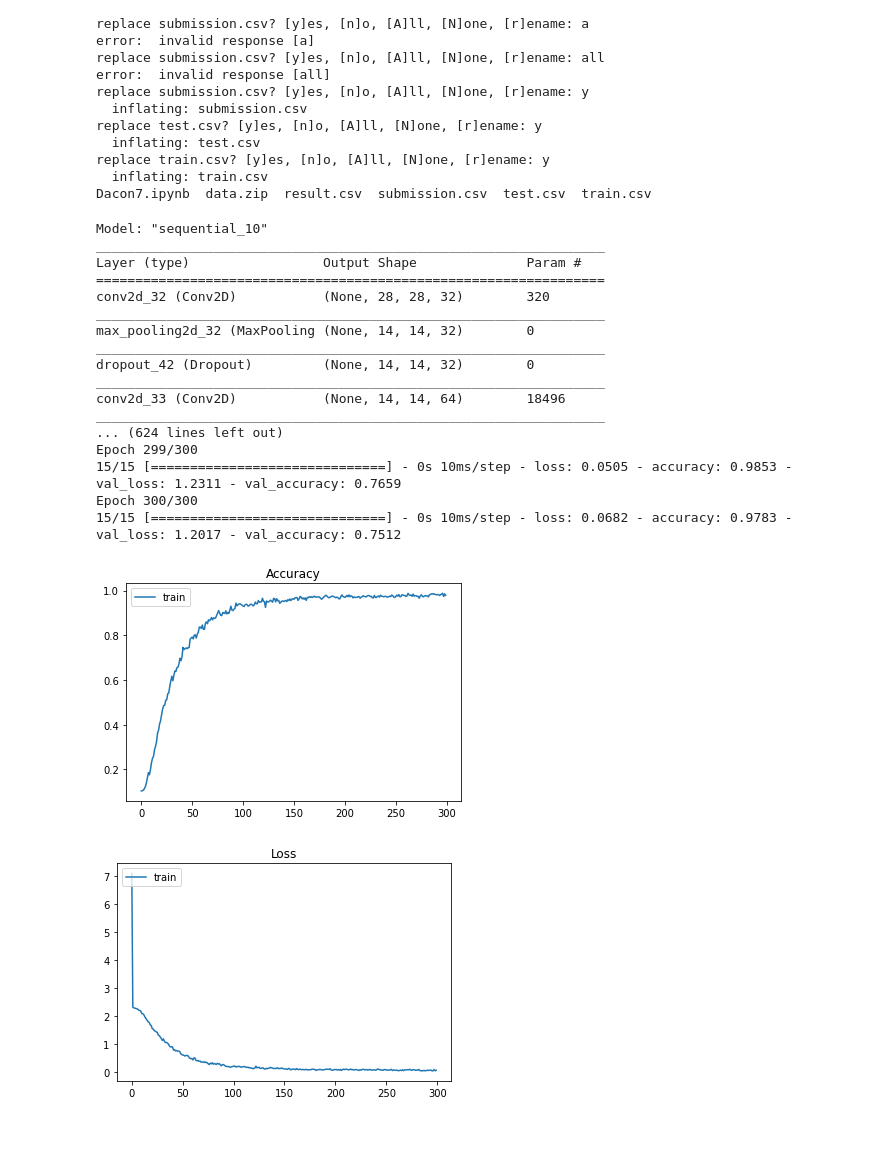
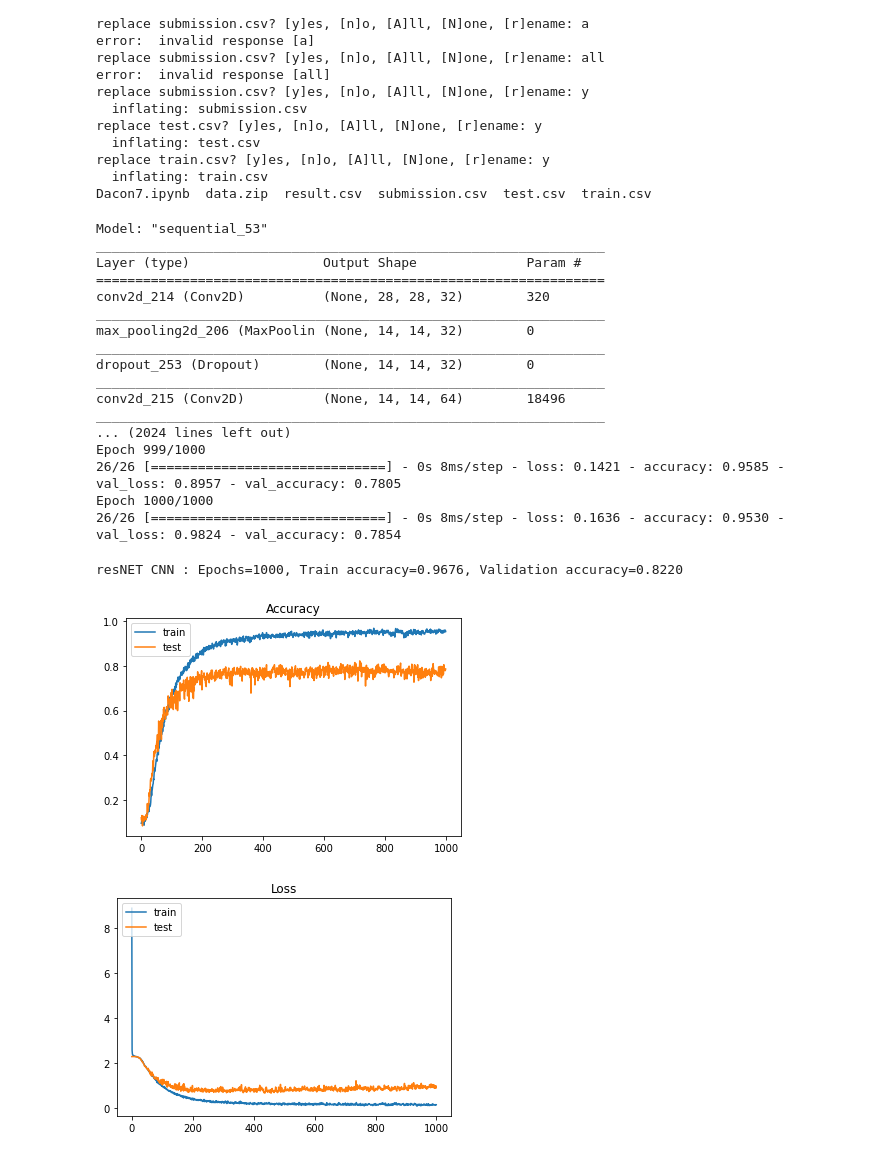
Before and after one commit to kyieon/Colab_DeepL, a Jupyter notebook: Dacon7.ipynb, the cells around one changed output. Drawn from its saved outputs; the diff is of its cells as text; code cells hidden in the pictures.

```diff
--- a/Dacon7.ipynb
+++ b/Dacon7.ipynb
@@ -59,68 +71,101 @@ train_df = pd.read_csv('train.csv', index_col=0)
 
 x_train = np.array(train_df.iloc[:, 2:]).reshape(-1, 28, 28, 1).astype(np.float)
 y_train = to_categorical(train_df['digit'].values.astype('int32'), 10)
-x_train, x_test, y_train, y_test = train_test_split(x_train, y_train, train_size=0.9)
+x_train, x_test, y_train, y_test = train_test_split(x_train, y_train, train_size=0.8)
 
 model = Sequential()
 model.add(Conv2D(32, kernel_size=(3,3), padding='same', activation='relu', input_shape=(28, 28, 1)))
 model.add(MaxPooling2D((2,2)))
-model.add(Dropout(0.2))
+model.add(Dropout(0.4))
 model.add(Conv2D(64, kernel_size=(3,3), padding='same', activation='relu'))
 model.add(MaxPooling2D((2,2)))
-model.add(Dropout(0.2))
+model.add(Dropout(0.4))
 model.add(Conv2D(128, kernel_size=(3,3), padding='same', activation='relu'))
 model.add(MaxPooling2D((2,2)))
-model.add(Dropout(0.2))
+model.add(Dropout(0.4))
 model.add(Conv2D(256, kernel_size=(3,3), padding='same', activation='relu'))
 model.add(MaxPooling2D((2,2)))
-model.add(Dropout(0.2))
+model.add(Dropout(0.4))
 model.add(Flatten())
-model.add(Dense(1024, activation='relu'))
+model.add(Dense(512, activation='relu'))
 model.add(Dropout(0.5))
 model.add(Dense(10, activation='softmax'))
 
-model.compile(optimizer='adam', loss="categorical_crossentropy", metrics=["accuracy"])
+model.compile(optimizer=Nadam(), loss="categorical_crossentropy", metrics=["accuracy"])
 model.summary()
 
-hits = model.fit(x_train, y_train, batch_size=128, epochs=300, validation_data=(x_test, y_test))
+EPOCHS = 1000
+BATCH_SIZE = 64
+
+hits = model.fit(
+    x_train, y_train, batch_size=BATCH_SIZE,
+    epochs=EPOCHS,
+    validation_data=(x_test, y_test),
+     verbose=1
+    )
+
+
+# hits = model.fit(
+#     datagen.flow(x_train, y_train, batch_size=BATCH_SIZE),
+#     epochs=EPOCHS,
+#     validation_data=(x_test, y_test),
+#     verbose=1
+# )
+
+# print(
+#     f"resNET CNN : Epochs={EPOCHS:d}, " +
+#     f"Train accuracy={max(hits.history['accuracy']):.4f}, " +
+#     f"Validation accuracy={max(hits.history['val_accuracy']):.4f}"
+# )
 # %% [output]
-Model: "sequential_10"
+Model: "sequential_53"
 _________________________________________________________________
 Layer (type)                 Output Shape              Param #
 =================================================================
-conv2d_32 (Conv2D)           (None, 28, 28, 32)        320
+conv2d_214 (Conv2D)          (None, 28, 28, 32)        320
 _________________________________________________________________
-max_pooling2d_32 (MaxPooling (None, 14, 14, 32)        0
+max_pooling2d_206 (MaxPoolin (None, 14, 14, 32)        0
 _________________________________________________________________
-dropout_42 (Dropout)         (None, 14, 14, 32)        0
+dropout_253 (Dropout)        (None, 14, 14, 32)        0
 _________________________________________________________________
-conv2d_33 (Conv2D)           (None, 14, 14, 64)        18496
+conv2d_215 (Conv2D)          (None, 14, 14, 64)        18496
 _________________________________________________________________
-... (624 lines left out)
-Epoch 299/300
-15/15 [==============================] - 0s 10ms/step - loss: 0.0505 - accuracy: 0.9853 - val_loss: 1.2311 - val_accuracy: 0.7659
-Epoch 300/300
-15/15 [==============================] - 0s 10ms/step - loss: 0.0682 - accuracy: 0.9783 - val_loss: 1.2017 - val_accuracy: 0.7512
+... (2024 lines left out)
+Epoch 999/1000
+26/26 [==============================] - 0s 8ms/step - loss: 0.1421 - accuracy: 0.9585 - val_loss: 0.8957 - val_accuracy: 0.7805
+Epoch 1000/1000
+26/26 [==============================] - 0s 8ms/step - loss: 0.1636 - accuracy: 0.9530 - val_loss: 0.9824 - val_accuracy: 0.7854
 # %%
+
+print(
+    f"resNET CNN : Epochs={EPOCHS:d}, " +
+    f"Train accuracy={max(hits.history['accuracy']):.4f}, " +
+    f"Validation accuracy={max(hits.history['val_accuracy']):.4f}"
+)
 
 #예측모델 체크
 
 acc = hits.history['accuracy']
+val_acc = hits.history['val_accuracy']
 
 plt.plot(acc)
+plt.plot(val_acc)
 plt.title('Accuracy')
-plt.legend(['train'], loc='upper left')
+plt.legend(['train', 'test'], loc='upper left')
 plt.show()
 
 loss = hits.history['loss']
+val_loss = hits.history['val_loss']
 
 plt.plot(loss)
+plt.plot(val_loss)
 plt.title('Loss')
-plt.legend(['train'], loc='upper left')
+plt.legend(['train', 'test'], loc='upper left')
 plt.show()
 # %% [output]
+resNET CNN : Epochs=1000, Train accuracy=0.9676, Validation accuracy=0.8220
-[figure, old version]
+[figure, new version]
-[figure, old version]
+[figure, new version]
 # %%
 #예측하기
 test_df = pd.read_csv('test.csv', index_col=0)
```
Also changed, not shown: parts of 2 cells of this notebook.
